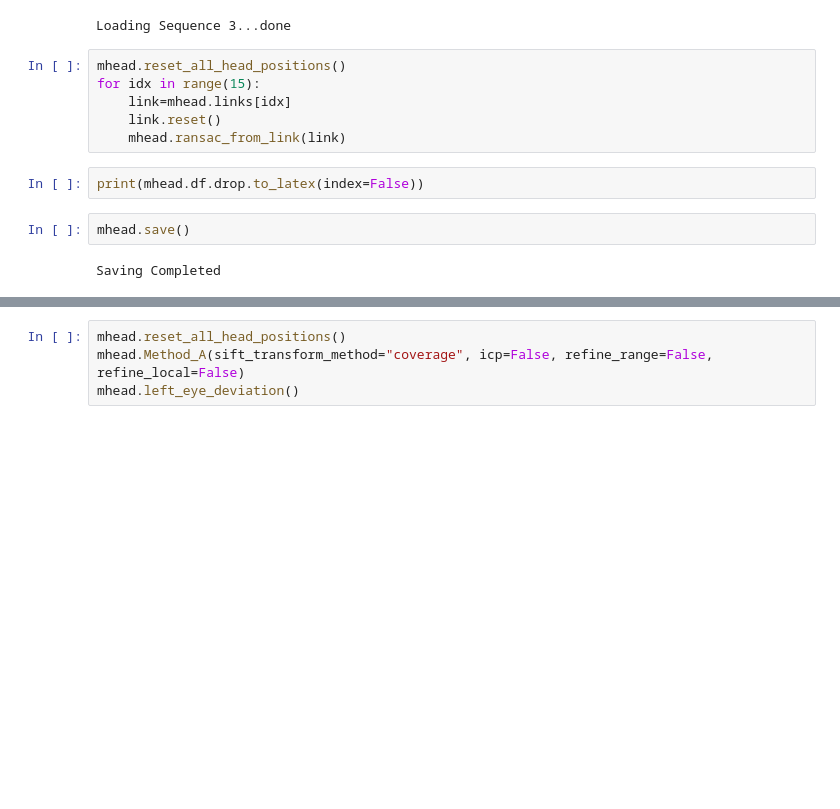
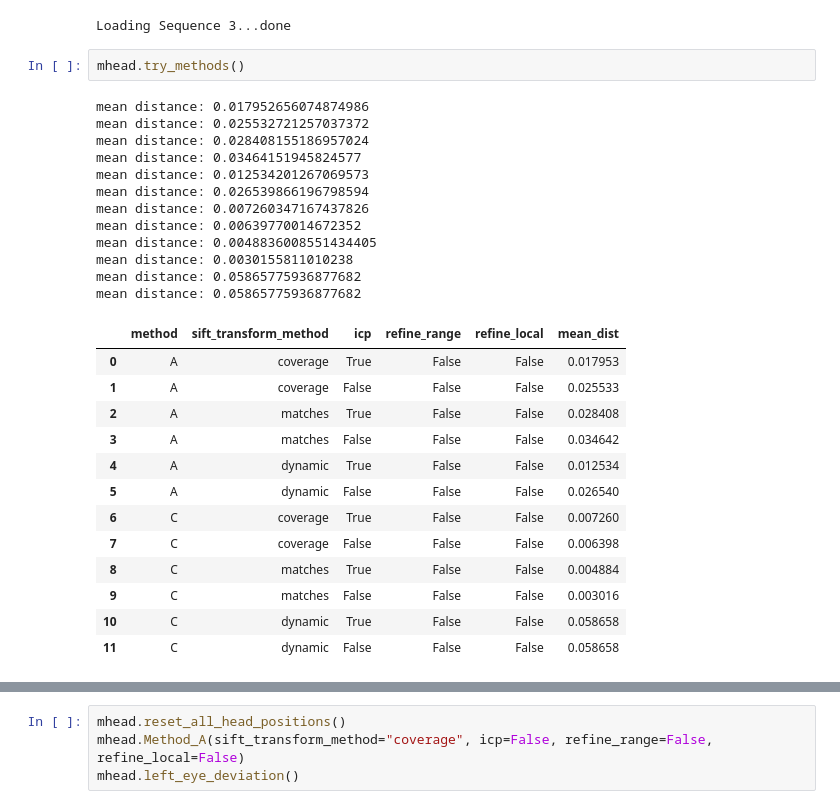
Before and after one commit to yichao-l/head_reconstruct, a Jupyter notebook: Head3.ipynb, the cells around one changed output, grey strips where cells are left out. Drawn from its saved outputs; the diff is of its cells as text; blank space fills up the shorter version.

```diff
--- a/Head3.ipynb
+++ b/Head3.ipynb
@@ -23,15 +23,31 @@ Sequence=3
 mhead=MultiHead.load_from_pickle(Sequence)
 # %% [output]
 Loading Sequence 3...done
-# %%
-mhead.reset_all_head_positions()
-for idx in range(15):
-    link=mhead.links[idx]
-    link.reset()
-    mhead.ransac_from_link(link)
-# %%
-print(mhead.df.drop.to_latex(index=False))
 # %%
-mhead.save()
+mhead.try_methods()
 # %% [output]
-Saving Completed
+mean distance: 0.017952656074874986
+mean distance: 0.025532721257037372
+mean distance: 0.028408155186957024
+mean distance: 0.03464151945824577
+mean distance: 0.012534201267069573
+mean distance: 0.026539866196798594
+mean distance: 0.007260347167437826
+mean distance: 0.00639770014672352
+mean distance: 0.0048836008551434405
+mean distance: 0.0030155811010238
+mean distance: 0.05865775936877682
+mean distance: 0.05865775936877682
+|  | method | sift_transform_method | icp | refine_range | refine_local | mean_dist |
+| 0 | A | coverage | True | False | False | 0.017953 |
+| 1 | A | coverage | False | False | False | 0.025533 |
+| 2 | A | matches | True | False | False | 0.028408 |
+| 3 | A | matches | False | False | False | 0.034642 |
+| 4 | A | dynamic | True | False | False | 0.012534 |
+| 5 | A | dynamic | False | False | False | 0.026540 |
+| 6 | C | coverage | True | False | False | 0.007260 |
+| 7 | C | coverage | False | False | False | 0.006398 |
+| 8 | C | matches | True | False | False | 0.004884 |
+| 9 | C | matches | False | False | False | 0.003016 |
+| 10 | C | dynamic | True | False | False | 0.058658 |
+| 11 | C | dynamic | False | False | False | 0.058658 |
```
Also changed, not shown: parts of 3 cells of this notebook, 7 other files.
